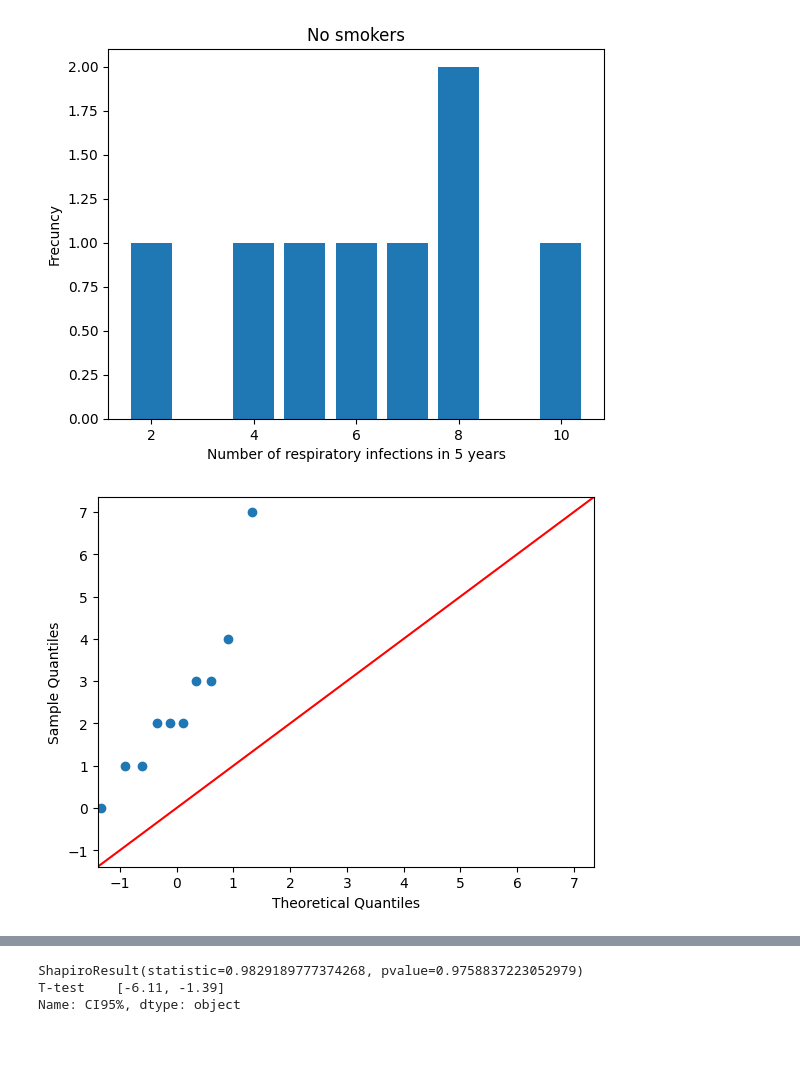
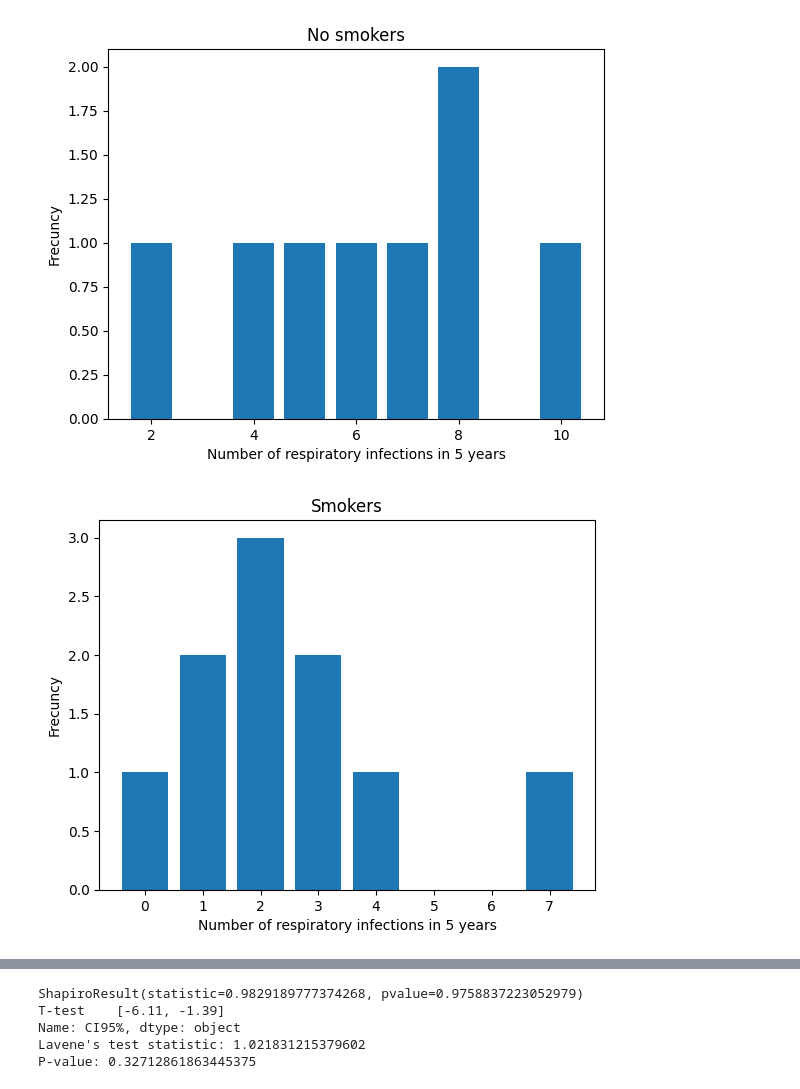
Before and after one commit to elvisscochito/codes, a Jupyter notebook: data-science/confianze.ipynb, the cells around one changed output, grey strips where cells are left out. Cells and saved outputs as stored; diff of their text form; code cells hidden in the pictures; blank space fills up the shorter version.

```diff
--- a/data-science/file.ipynb
+++ b/data-science/confianze.ipynb
@@ -3,34 +3,51 @@ import pandas as pd
 import matplotlib.pyplot as plt
 import statsmodels.api as sm
 import pylab as py
 from scipy.stats import shapiro
 import pingouin as pg
+from scipy.stats import levene
 
 # Read the data
 smokers = pd.Series([1, 0, 2, 7, 3, 1, 2, 2, 4, 3])
 non_smokers = pd.Series([4, 2, 6, 5, 8, 10, 8, 7])
 
 plt.figure()
-plt.bar(non_smokers.unique(), non_smokers.value_counts(sort=False))
+plt.bar(non_smokers.unique(), non_smokers.value_counts(sort=False)) # # "unique" muestra los valores sin repetir.
 plt.xlabel('Number of respiratory infections in 5 years')
 plt.ylabel('Frecuncy')
 plt.title('No smokers')
 plt.show()
 
-sm.qqplot(smokers, line='45')
+plt.figure()
+plt.bar(smokers.unique(), smokers.value_counts(sort=False))
+plt.xlabel('Number of respiratory infections in 5 years')
+plt.ylabel('Frecuncy')
+plt.title('Smokers')
+plt.show()
+
+# A better chart
+sm.qqplot(smokers, line='45') # # se pone 45° porque es la recta estándar.
+py.show()
+
+sm.qqplot(non_smokers, line='45')
 py.show()
 
 # Sometimes, charts are not enough to understand the data.
 
 # Ho: normalidad
 # Ha: no normalidad
-# Regla de decisión: Si el p-value es mayor o igual a mi alpha (probailidad de equovocarme) entonces NO RECHAZO H0, (hay normalidad); pero eso es muy raro de suceder.
+# Regla de decisión: Si el p-value es mayor o igual a mi alpha (probailidad de equivocarme) entonces NO RECHAZO H0, (hay normalidad); pero eso es muy raro de suceder.
 # Alpha esta entre 0 y 1, comumente 0.001, 0.005, 0.01, (0.05), 0.1, 0.15; la alpha fijada siempre tiene que ser la misma salga la que salga, generalmente se usa 0.05 (5%), ya que 95% de confianza.
 phnorm_non_smokers = shapiro(non_smokers)
 print(phnorm_non_smokers)
 
 ic = pg.ttest(smokers, non_smokers, paired=False, confidence=0.95)
 print(ic['CI95%']) # solo interesa el intervalo, si hay diferencia entre los dos grupos, si tiende al 0 no hay diferencia, si no, si hay diferencia.
+
+stat, p_value = levene(smokers, non_smokers)
+
+print(f"Lavene's test statistic: {stat}")
+print(f"P-value: {p_value}")
 # %% [output]
 [figure]
-[figure, old version]
+[figure, new version]
@@ -37,3 +56,5 @@ print(ic['CI95%']) # solo interesa el intervalo, si hay diferencia entre los dos
 ShapiroResult(statistic=0.9829189777374268, pvalue=0.9758837223052979)
 T-test    [-6.11, -1.39]
 Name: CI95%, dtype: object
+Lavene's test statistic: 1.021831215379602
+P-value: 0.32712861863445375
```
Also changed, not shown: parts of 1 cell of this notebook, 25 other files.
